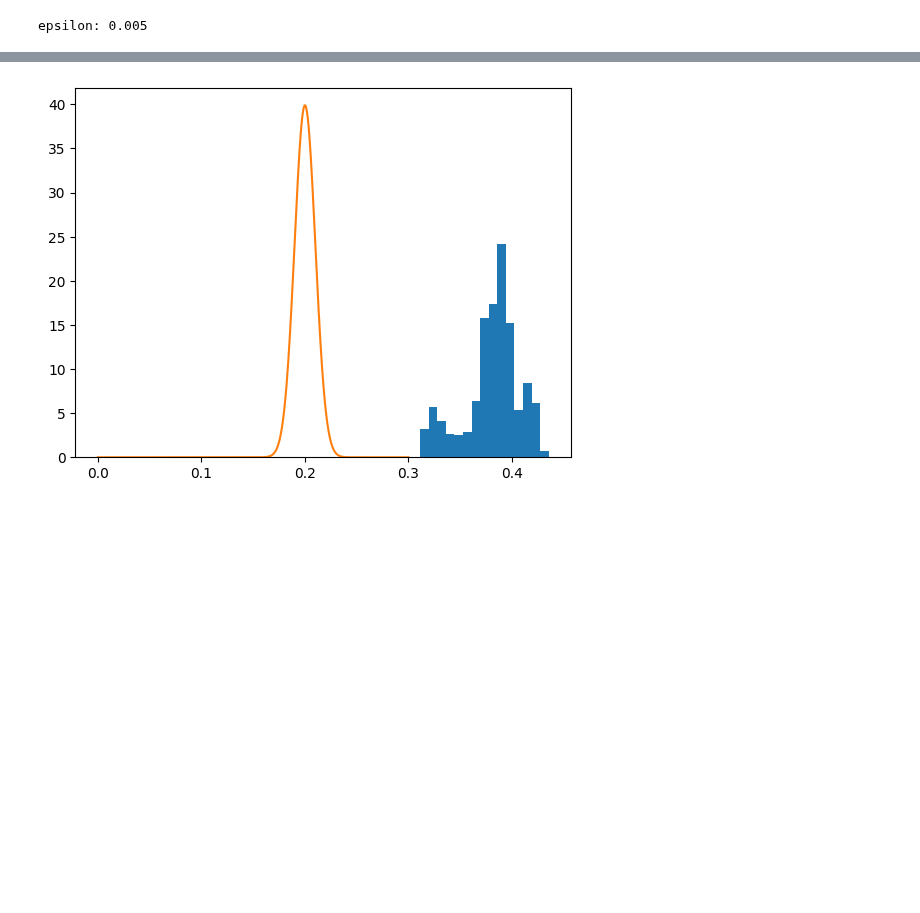
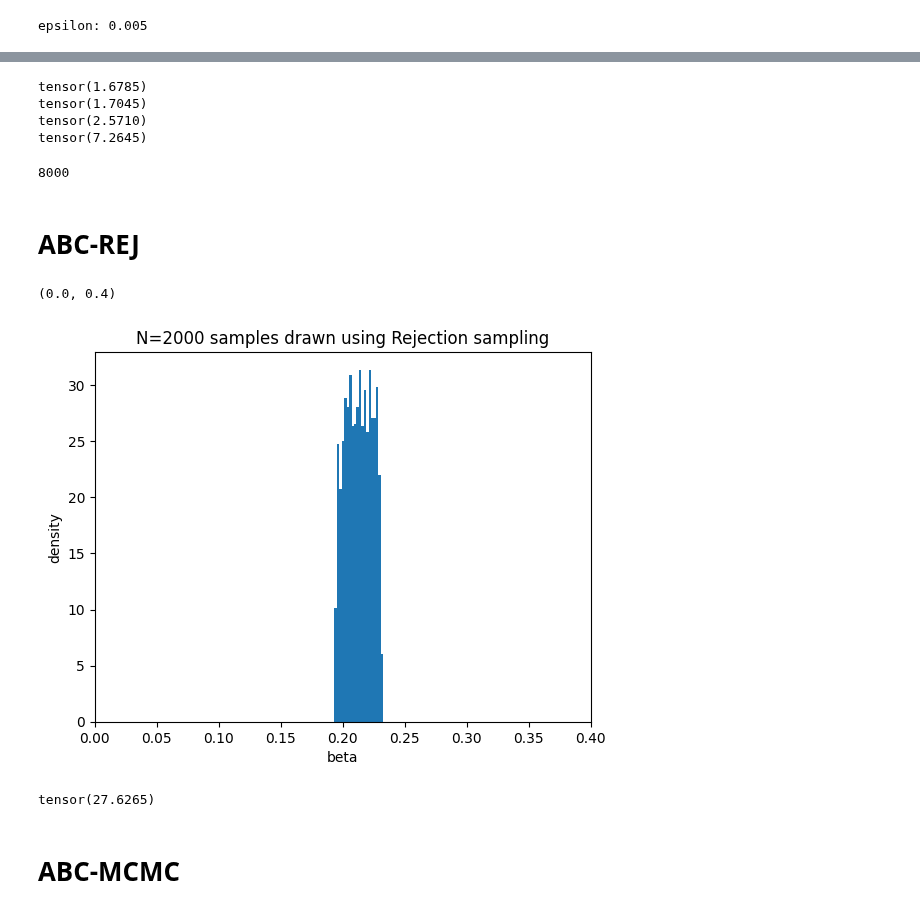
Before and after one commit to JanSchering/Thesis, a Jupyter notebook: si_model/SI_Experiment5.ipynb, the cells around one changed output, grey strips where cells are left out. Drawn from its saved outputs; the diff is of its cells as text; code cells hidden in the pictures; blank space fills up the shorter version.

```diff
--- a/si_model/SI_Experiment5.ipynb
+++ b/si_model/SI_Experiment5.ipynb
@@ -269,6 +132,0 @@ plt.show()
-# %%
-len(data_gen_hist)
-for i in range(1,6):
-    min_idx = (i - 1) * 1000
-    max_idx = i * 1000
-    print(t.sum(t.tensor(data_gen_hist, dtype=t.float)[min_idx:max_idx])/1000)
@@ -683,14 +132,0 @@ frame_speed = 0.1
-# %%
-sequences = t.zeros((num_sequences, steps_per_sequence, grid_size, grid_size))
-betas = []
-
-# @title generate dataset
-for seq_idx in tqdm(range(num_sequences)):
-  sequence = init_grids(grid_size,1)
-  for step_idx in range(steps_per_sequence):
-    beta = t.clip(normal.Normal(mu, sigma).sample(), 0, 1)
-    sequences[seq_idx,step_idx,:,:] = sequence
-    sequence = model(sequence, beta)
-    betas.append(beta.detach().cpu())
-
-dataset = chop_and_shuffle_data(sequences)
@@ -862,11 +132,0 @@ tensor(0.9646)
-# %%
-plt.hist(betas[1000:], density=True, bins=15)
-
-beta_pdf = gaussian_pdf(mu, sigma**2)
-x_vis = t.linspace(0,0.3,1_000)
-y_vis = beta_pdf(x_vis)
-plt.plot(x_vis, y_vis)
-
-plt.show()
-# %% [output]
-[figure, removed]
@@ -872,0 +159,47 @@ plt.show()
+# %%
+print(t.mean(t.tensor(data_gen_hist[:2000], dtype=t.float)))
+print(t.mean(t.tensor(data_gen_hist[2000:4000], dtype=t.float)))
+print(t.mean(t.tensor(data_gen_hist[4000:6000], dtype=t.float)))
+print(t.mean(t.tensor(data_gen_hist[6000:8000], dtype=t.float)))
+len(data_gen_hist)
+# %% [output]
+tensor(1.6785)
+tensor(1.7045)
+tensor(2.5710)
+tensor(7.2645)
+8000
+# %% [markdown]
+# ABC-REJ
+# %%
+from abc_rej import abc_rej
+from model import model_STE
+
+X = dataset[:,0]
+X = X.cuda()
+Y_obs = dataset[:,1]
+Y_obs = Y_obs.cuda()
+epsilon = 0.005
+prior = uniform.Uniform(0.,1.).sample
+
+betas = []
+step_hist = []
+for i in tqdm(range(2000)):
+    theta, num_steps = abc_rej(X, Y_obs, epsilon, prior, model_STE, calc_distance)
+    betas.append(theta.detach().cpu().numpy())
+    step_hist.append(num_steps)
+# %%
+plt.hist(betas, density=True, bins=20)
+plt.title("N=2000 samples drawn using Rejection sampling")
+plt.ylabel("density")
+plt.xlabel("beta")
+
+plt.xlim(0,0.4)
+# %% [output]
+(0.0, 0.4)
+[figure, added]
+# %%
+t.mean(t.tensor(step_hist, dtype=t.float))
+# %% [output]
+tensor(27.6265)
+# %% [markdown]
+# ABC-MCMC
```
Also changed, not shown: parts of 56 cells of this notebook, 3 other files.
